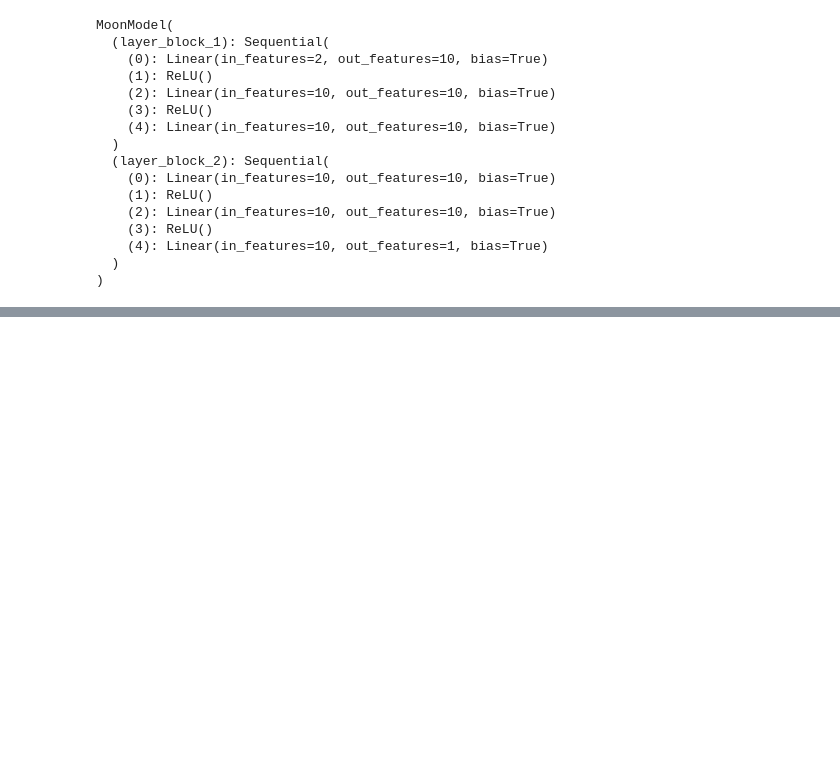
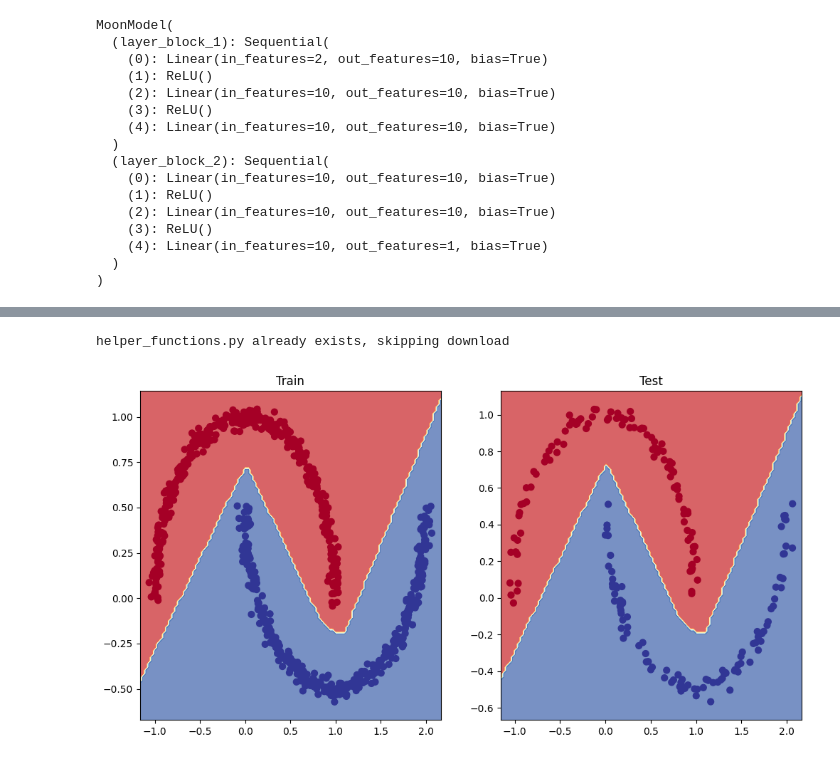
Before and after one commit to GrzegorzSzczepanek/deep_learning_fun, a Jupyter notebook: training_on_classification.ipynb, the cells around one changed output, grey strips where cells are left out. Drawn from its saved outputs; the diff is of its cells as text; code cells hidden in the pictures; blank space fills up the shorter version.

```diff
--- a/training_on_classification.ipynb
+++ b/training_on_classification.ipynb
@@ -150,5 +127,5 @@ def accuracy_fn(y_true, y_pred):
 # %%
-epochs = 1001
+epochs = 1000
 
 X_train, y_train = X_train.to(device), y_train.to(device)
 X_test, y_test = X_test.to(device), y_test.to(device)
@@ -203,0 +132,35 @@ tensor_with_shape_800_1.squeeze().size()
+# %%
+# I have no idea why but sometimes after running this cell i get shape error but after reruning previous or everyone an then this cell again it works
+#torch.manual_seed(42)
+X_train, y_train = X_train.to(device), y_train.to(device).unsqueeze(1)
+X_test, y_test = X_test.to(device), y_test.to(device).unsqueeze(1)
+
+for epoch in range(epochs):
+  model.train()
+
+  y_logits = model(X_train) # model outputs raw logits
+  y_pred = torch.softmax(y_logits, dim=1).argmax(dim=1) # go from logits -> prediction probabilities -> prediction labels
+
+  # print(y_logits[:5].size())
+  # print(y_train.unsqueeze(1).size())
+
+  loss = loss_fn(y_logits, y_train)
+  acc = accuracy_fn(y_true=y_train,
+                    y_pred=y_pred)
+
+  optimizer.zero_grad()
+
+  loss.backward()
+
+  optimizer.step()
+
+  model.eval()
+  with torch.inference_mode():
+    test_logits = model(X_test)
+    test_pred = torch.softmax(test_logits, dim=1).argmax(dim=1)
+    test_loss = loss_fn(test_logits, y_test)
+    test_acc = accuracy_fn(y_true=y_test,
+                            y_pred=test_pred)
+
+  if epoch % 100 == 0:
+      print(f"Epoch: {epoch} | Loss: {loss:.5f}, Acc: {acc:.2f}% | Test Loss: {test_loss:.5f}, Test Acc: {test_acc:.2f}%")
@@ -203,0 +178,26 @@ tensor_with_shape_800_1.squeeze().size()
+# %%
+import requests
+from pathlib import Path
+
+# Download helper functions from Learn PyTorch repo (if not already downloaded)
+if Path("helper_functions.py").is_file():
+  print("helper_functions.py already exists, skipping download")
+else:
+  print("Downloading helper_functions.py")
+  request = requests.get("https://raw.githubusercontent.com/mrdbourke/pytorch-deep-learning/main/helper_functions.py")
+  with open("helper_functions.py", "wb") as f:
+    f.write(request.content)
+
+from helper_functions import plot_predictions, plot_decision_boundary
+# %% [output]
+helper_functions.py already exists, skipping download
+# %%
+plt.figure(figsize=(12, 6))
+plt.subplot(1, 2, 1)
+plt.title("Train")
+plot_decision_boundary(model, X_train, y_train)
+plt.subplot(1, 2, 2)
+plt.title("Test")
+plot_decision_boundary(model, X_test, y_test)
+# %% [output]
+[figure, added]
```
Also changed, not shown: parts of 8 cells of this notebook.
